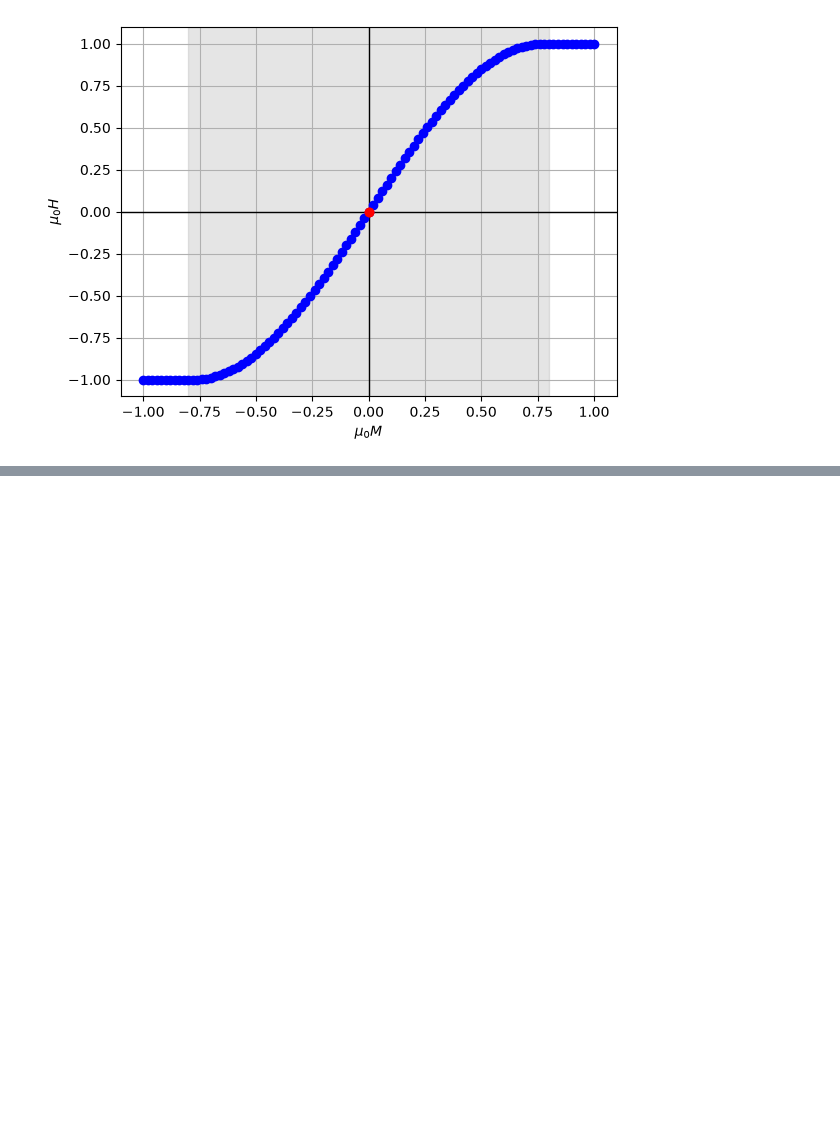
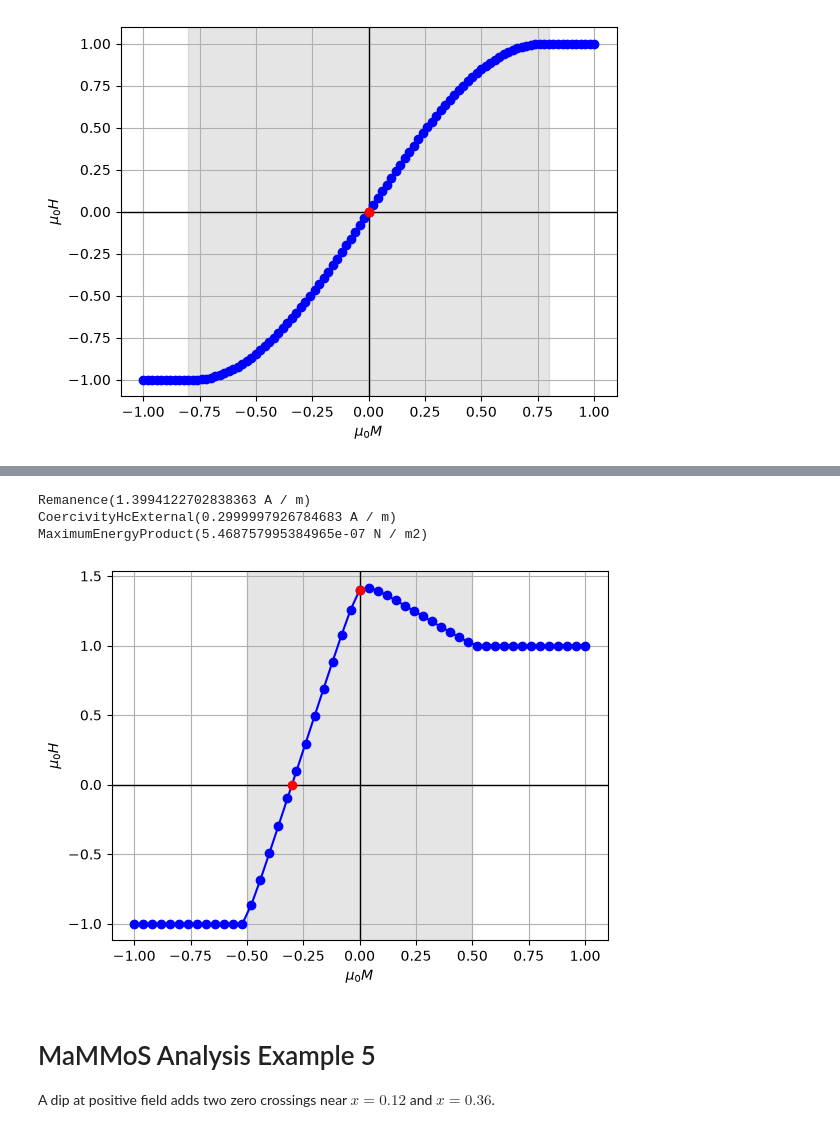
Before and after one commit to AdamsMP92/PolygonHysteresisModeller, a Jupyter notebook: notebooks/examples.ipynb, the cells around one changed output, grey strips where cells are left out. Cells and saved outputs as stored; diff of their text form; code cells hidden in the pictures; blank space fills up the shorter version.

```diff
--- a/notebooks/examples.ipynb
+++ b/notebooks/examples.ipynb
@@ -129,0 +151,11 @@ BHmax could not be calculated. Did not find any values in second quadrant.
+# %%
+phm.mammos_analyse_curve(x, y, saturation_bounds)
+# %% [output]
+Remanence(1.3994122702838363 A / m)
+CoercivityHcExternal(0.2999997926784683 A / m)
+MaximumEnergyProduct(5.468757995384965e-07 N / m2)
+[figure, added]
+# %% [markdown]
+# MaMMoS Analysis Example 5
+
+A dip at positive field adds two zero crossings near $x=0.12$ and $x=0.36$.
```
Also changed, not shown: parts of 6 cells of this notebook, 3 other files.
